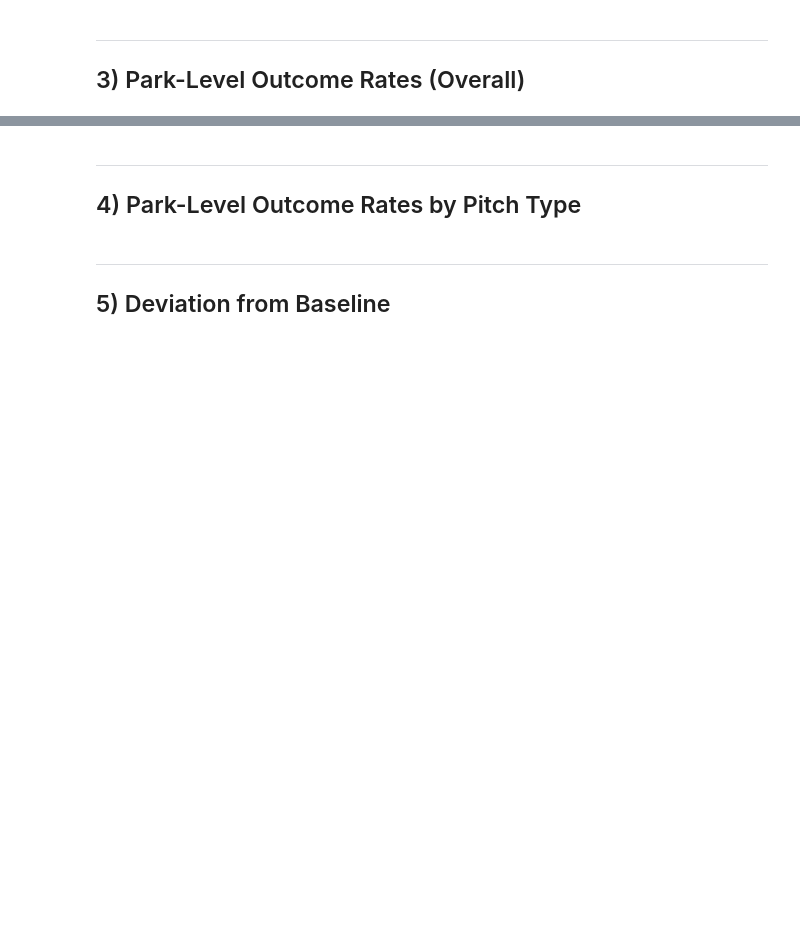
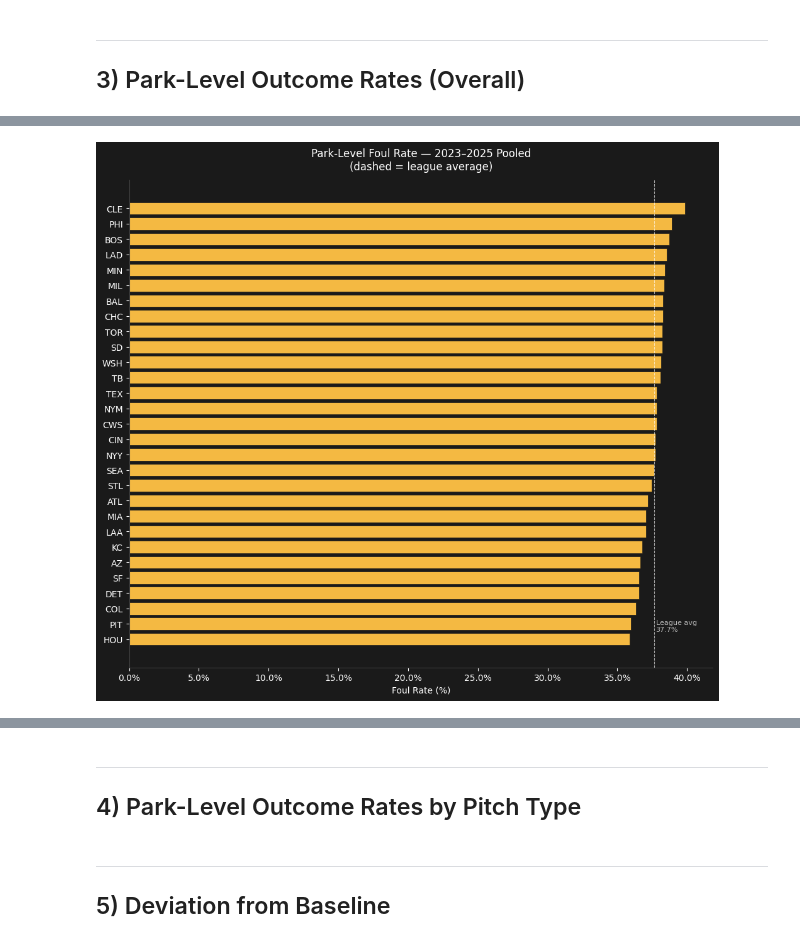
Before and after one commit to brycemgelarden/MLB_Ballpark_Factor_Analysis, a Jupyter notebook: notebooks/05_swing_outcome_by_pitch.ipynb, the cells around one changed output, grey strips where cells are left out. Drawn from its saved outputs; the diff is of its cells as text; code cells hidden in the pictures; blank space fills up the shorter version.

```diff
--- a/notebooks/05_swing_outcome_by_pitch.ipynb
+++ b/notebooks/05_swing_outcome_by_pitch.ipynb
@@ -82,0 +199,35 @@ ___
+# %%
+# Visualizing foul rate at each park w/o pitch types
+
+foul_sorted = park_outcome_rates.sort_values("foul", ascending=True)
+
+fig, ax = plt.subplots(figsize=(10, 9))
+
+ax.barh(
+    foul_sorted.index,
+    foul_sorted["foul"],
+    color=OUTCOME_COLORS["foul"],
+    edgecolor="#1a1a1a",
+    linewidth=0.5,
+)
+
+league_foul = overall_baseline["foul"]
+ax.axvline(league_foul, color="white", linewidth=0.8, linestyle="--", alpha=0.6)
+ax.text(league_foul + 0.1, 0.5, f"League avg\n{league_foul:.1f}%",
+        color="white", fontsize=8, alpha=0.7)
+
+ax.set_title("Park-Level Foul Rate — 2023–2025 Pooled\n(dashed = league average)",
+             color="white", fontsize=12, pad=12)
+ax.set_xlabel("Foul Rate (%)", color="white")
+ax.xaxis.set_major_formatter(mtick.PercentFormatter())
+
+ax.set_facecolor("#1a1a1a")
+fig.patch.set_facecolor("#1a1a1a")
+ax.tick_params(colors="white")
+ax.spines[["top", "right"]].set_visible(False)
+ax.spines[["left", "bottom"]].set_color("#444444")
+
+plt.tight_layout()
+plt.show()
+# %% [output]
+[figure, added]
```
Also changed, not shown: parts of 9 cells of this notebook.
